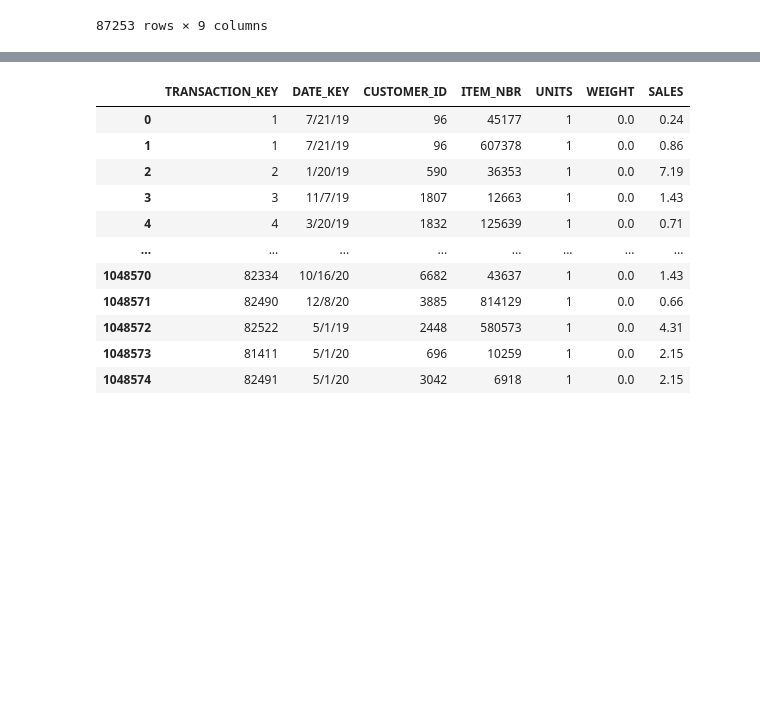
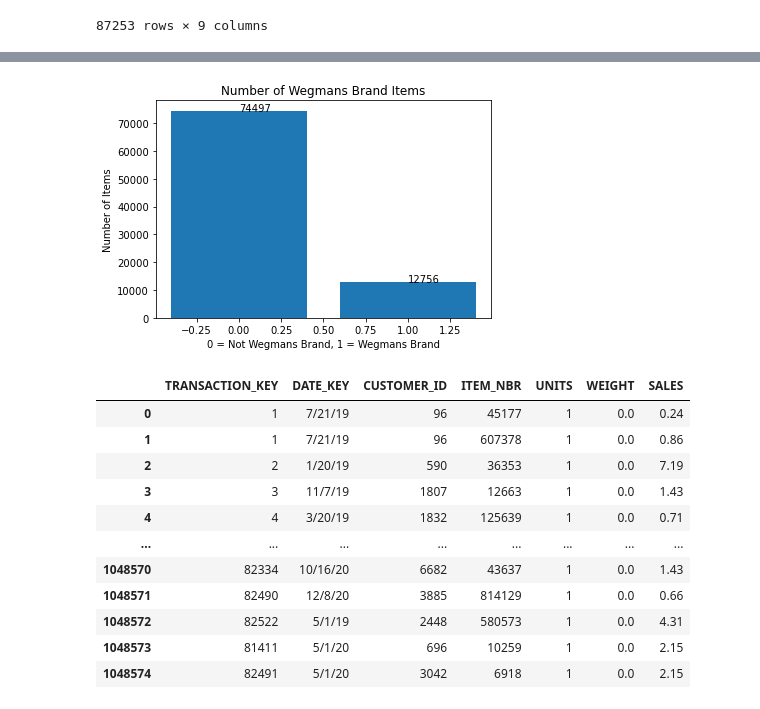
Before and after one commit to mtienpasertkij/Wegmans-Project, a Jupyter notebook: EDA.ipynb, the cells around one changed output, grey strips where cells are left out. Cells and saved outputs as stored; diff of their text form; code cells hidden in the pictures; blank space fills up the shorter version.

```diff
--- a/EDA.ipynb
+++ b/EDA.ipynb
@@ -97,3 +163,23 @@ item
+# %%
+x_wegmansbrand = item['IS_WEGMANSBRAND'].value_counts().index
+y_wegmansbrand = item['IS_WEGMANSBRAND'].value_counts().values
+
+plt.bar(x_wegmansbrand,y_wegmansbrand)
+
+def addlabels(x,y):
+    for i in range(len(x)):
+        plt.text(i,y[i],y[i])
+
+addlabels(x_wegmansbrand, y_wegmansbrand)
+
+plt.title("Number of Wegmans Brand Items")
+
+plt.xlabel("0 = Not Wegmans Brand, 1 = Wegmans Brand")
+plt.ylabel("Number of Items")
+
+plt.show()
+# %% [output]
+[figure, added]
 # %%
 sales
 # %% [output]
```
Also changed, not shown: parts of 5 cells of this notebook.
